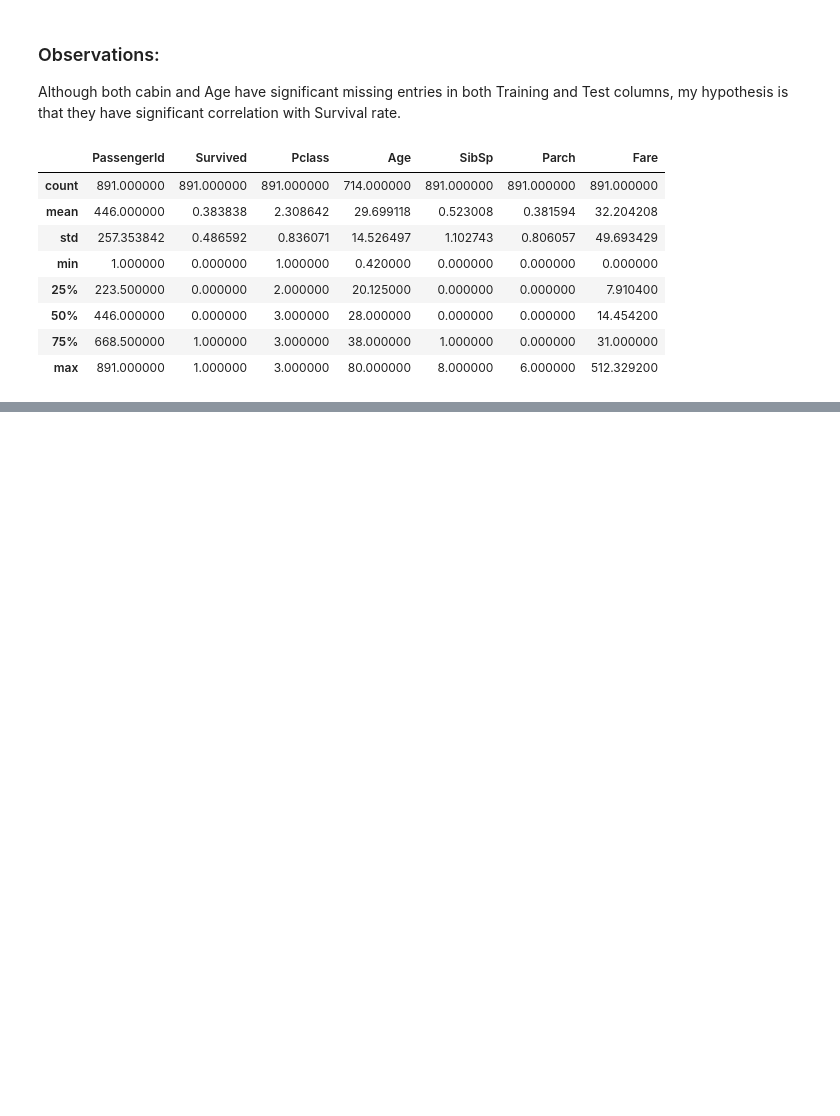
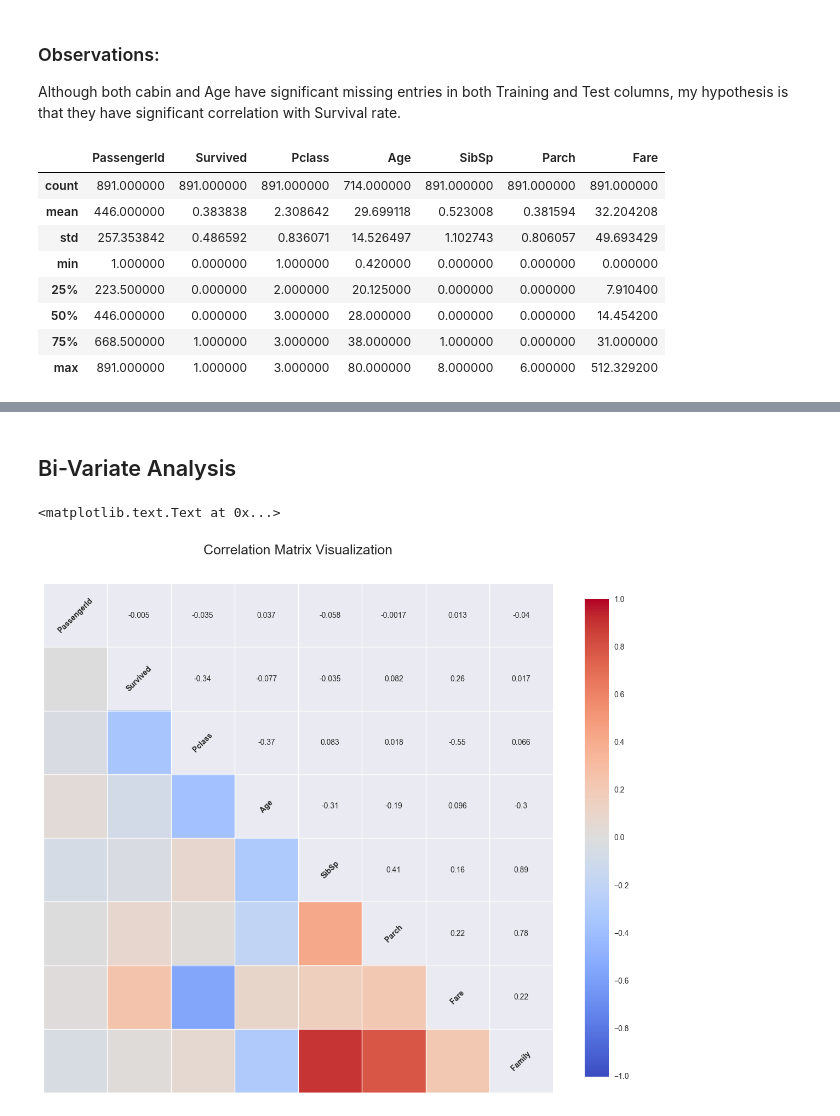
Before and after one commit to sharan-naribole/kaggle-titanic, a Jupyter notebook: TItanic.ipynb, the cells around one changed output, grey strips where cells are left out. Saved outputs shown, nothing was run; the diff lists cells and outputs as text; code cells hidden in the pictures; blank space fills up the shorter version.

```diff
--- a/TItanic.ipynb
+++ b/TItanic.ipynb
@@ -135,0 +169,9 @@ train_df.describe(include=['O'])
+# %% [markdown]
+## Bi-Variate Analysis
+# %%
+fig = plt.figure(figsize=(15,15))
+sns.linearmodels.corrplot(train_df)
+plt.title("Correlation Matrix Visualization",fontsize=18)
+# %% [output]
+<matplotlib.text.Text at 0x...>
+[figure, added]
```
Also changed, not shown: parts of 8 cells of this notebook.
